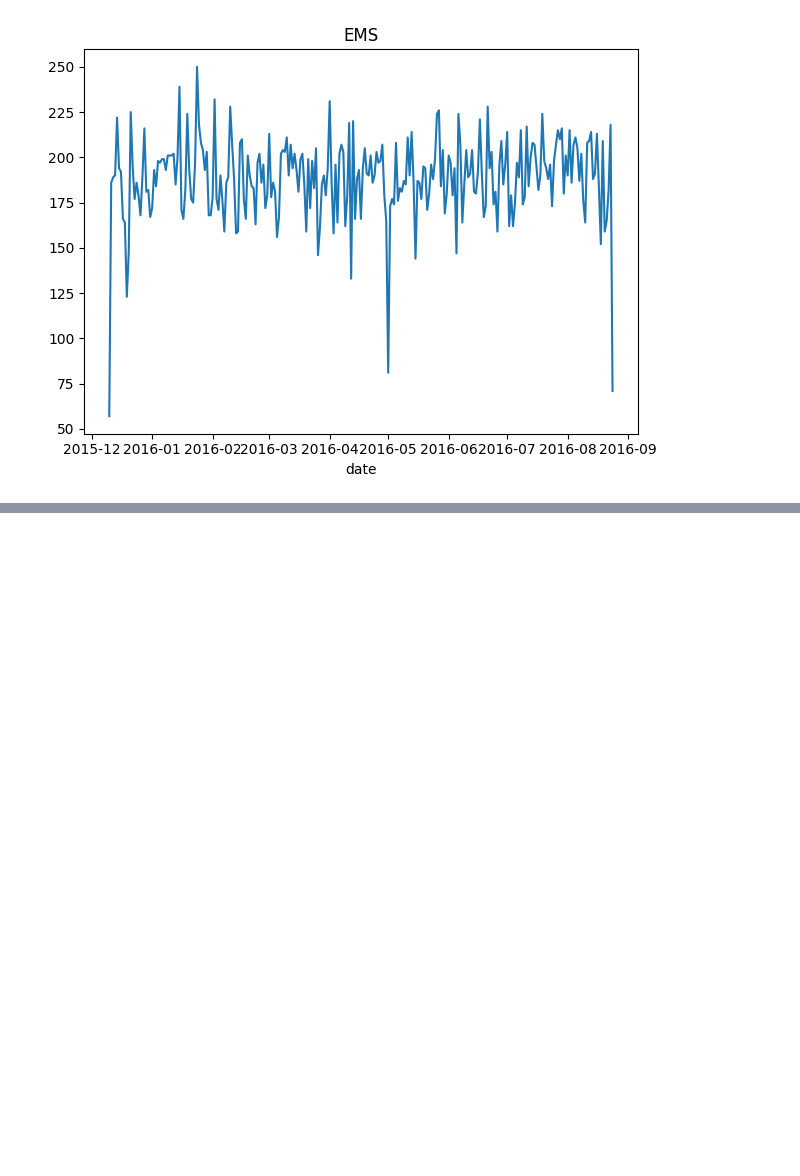
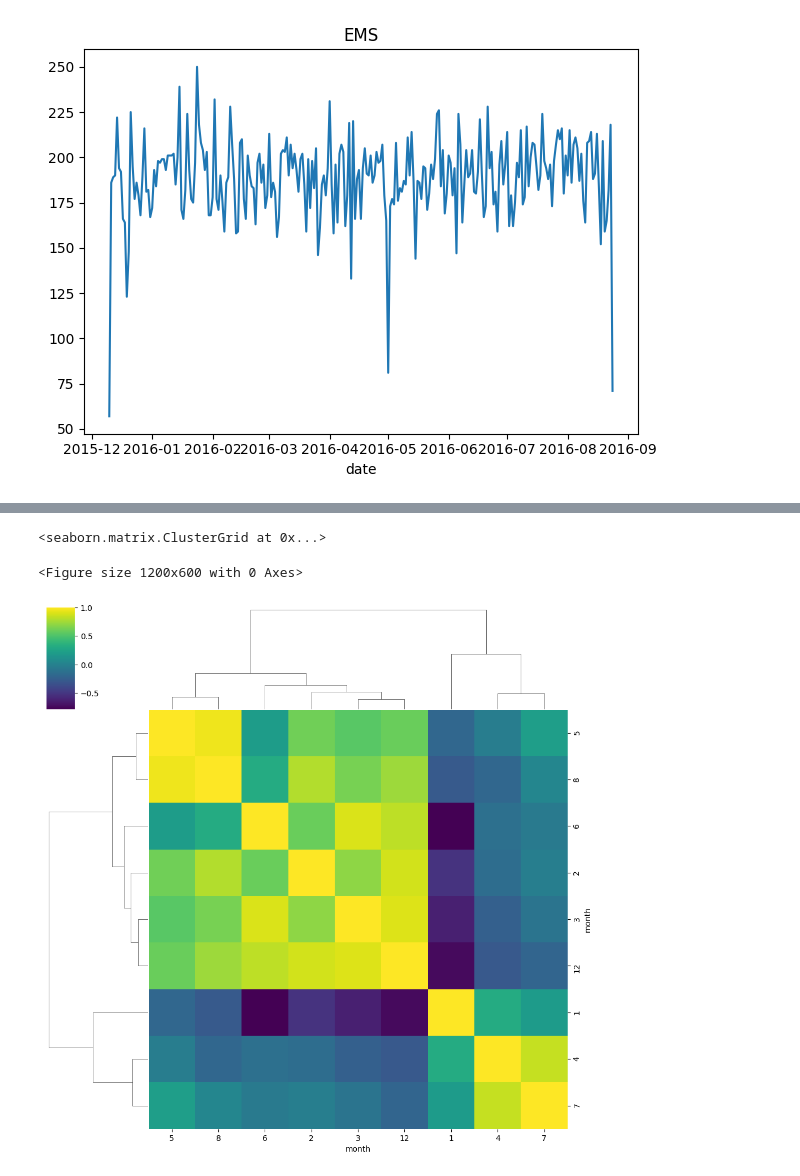
Before and after one commit to KemalYukselir/911_Calls_Analysis, a Jupyter notebook: 911_EDA.ipynb, the cells around one changed output, grey strips where cells are left out. Drawn from its saved outputs; the diff is of its cells as text; code cells hidden in the pictures; blank space fills up the shorter version.

```diff
--- a/911_EDA.ipynb
+++ b/911_EDA.ipynb
@@ -228,0 +267,7 @@ plt.tight_layout()
+# %%
+plt.figure(figsize=(12,6))
+sns.clustermap(dayMonth.corr(),cmap='viridis')
+# %% [output]
+<seaborn.matrix.ClusterGrid at 0x...>
+<Figure size 1200x600 with 0 Axes>
+[figure, added]
```
Also changed, not shown: parts of 5 cells of this notebook.
